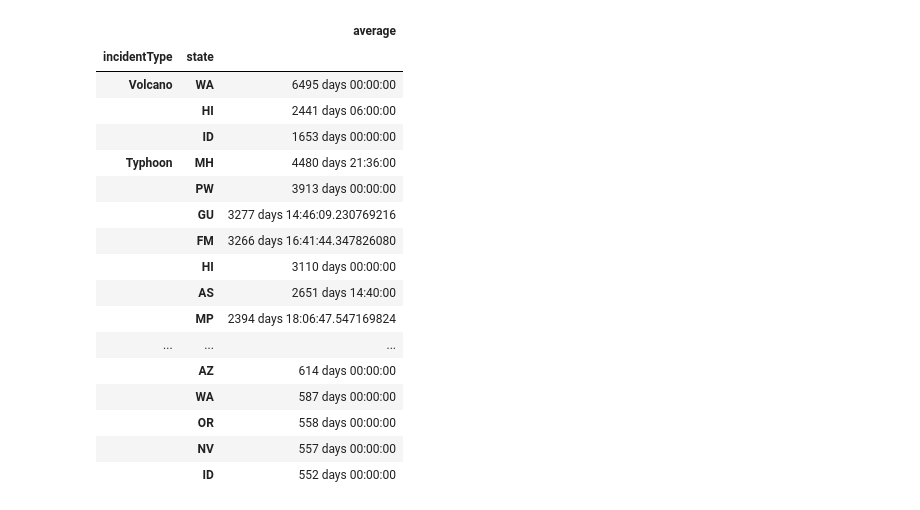
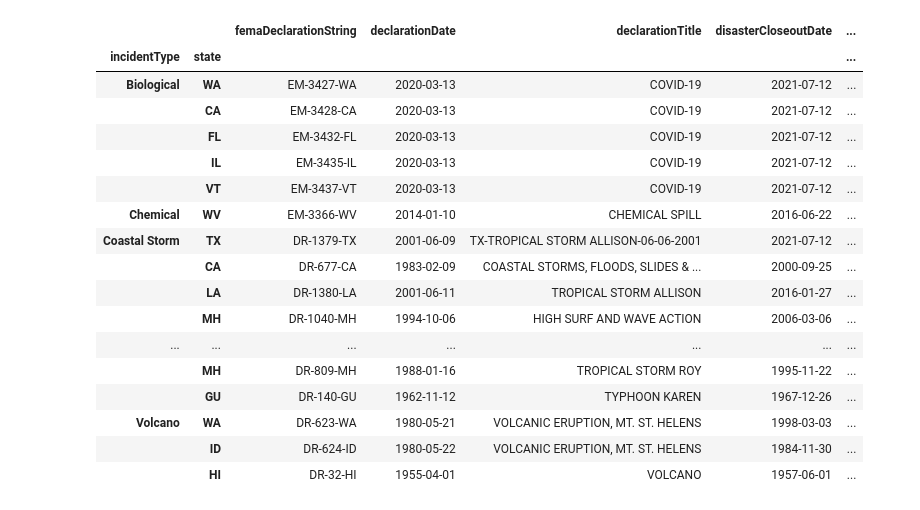
Before and after one commit to bwsi-remote-sensing-2021/Group5PandaProject, a Jupyter notebook: Project.ipynb, the cells around one changed output. Cells and saved outputs as stored; diff of their text form; code cells hidden in the pictures.

```diff
--- a/Project.ipynb
+++ b/Project.ipynb
@@ -58,6 +39,0 @@ data
-# %%
-data = data.reset_index()
-data = data.set_index(['incidentType','state'])
-data = data.sort_index()
-data = data.drop(['femaDeclarationString','disasterCloseoutDate','disasterCloseoutDate','declarationDate'],axis = 1)
-data.head(1000)
@@ -83,25 +40,26 @@ data.head(1000)
-# %%
-data = data.groupby(['incidentType','state']).apply(lambda x: np.mean(x)).sort_index()
-# %%
-data=data.rename(columns={"closeoutDuration": "average"})
-# %%
-data.sort_values(['incidentType','average','state'],ascending=False)
-# %% [output]
-|  |  | average |
-| incidentType | state |  |
-| Volcano | WA | 6495 days 00:00:00 |
-|  | HI | 2441 days 06:00:00 |
-|  | ID | 1653 days 00:00:00 |
-| Typhoon | MH | 4480 days 21:36:00 |
-|  | PW | 3913 days 00:00:00 |
-|  | GU | 3277 days 14:46:09.230769216 |
-|  | FM | 3266 days 16:41:44.347826080 |
-|  | HI | 3110 days 00:00:00 |
-|  | AS | 2651 days 14:40:00 |
-|  | MP | 2394 days 18:06:47.547169824 |
-| ... | ... | ... |
-|  | AZ | 614 days 00:00:00 |
-|  | WA | 587 days 00:00:00 |
-|  | OR | 558 days 00:00:00 |
-|  | NV | 557 days 00:00:00 |
-|  | ID | 552 days 00:00:00 |
+# %%
+data_cleaned = data.groupby(['femaDeclarationString']).head(1).set_index(['incidentType','state'])
+# %%
+data_cleaned.groupby(['incidentType','state']).head(1)\
+    .sort_values(['incidentType','closeoutDuration'],ascending=[True,False])\
+    .groupby(['incidentType']).head(5)\
+    .rename(columns={'closeoutDuration': 'Max Closeout Time'})
+# %% [output]
+|  |  | femaDeclarationString | declarationDate | declarationTitle | disasterCloseoutDate | ... |
+| incidentType | state |  |  |  |  | ... |
+| Biological | WA | EM-3427-WA | 2020-03-13 | COVID-19 | 2021-07-12 | ... |
+|  | CA | EM-3428-CA | 2020-03-13 | COVID-19 | 2021-07-12 | ... |
+|  | FL | EM-3432-FL | 2020-03-13 | COVID-19 | 2021-07-12 | ... |
+|  | IL | EM-3435-IL | 2020-03-13 | COVID-19 | 2021-07-12 | ... |
+|  | VT | EM-3437-VT | 2020-03-13 | COVID-19 | 2021-07-12 | ... |
+| Chemical | WV | EM-3366-WV | 2014-01-10 | CHEMICAL SPILL | 2016-06-22 | ... |
+| Coastal Storm | TX | DR-1379-TX | 2001-06-09 | TX-TROPICAL STORM ALLISON-06-06-2001 | 2021-07-12 | ... |
+|  | CA | DR-677-CA | 1983-02-09 | COASTAL STORMS, FLOODS, SLIDES & ... | 2000-09-25 | ... |
+|  | LA | DR-1380-LA | 2001-06-11 | TROPICAL STORM ALLISON | 2016-01-27 | ... |
+|  | MH | DR-1040-MH | 1994-10-06 | HIGH SURF AND WAVE ACTION | 2006-03-06 | ... |
+| ... | ... | ... | ... | ... | ... | ... |
+|  | MH | DR-809-MH | 1988-01-16 | TROPICAL STORM ROY | 1995-11-22 | ... |
+|  | GU | DR-140-GU | 1962-11-12 | TYPHOON KAREN | 1967-12-26 | ... |
+| Volcano | WA | DR-623-WA | 1980-05-21 | VOLCANIC ERUPTION, MT. ST. HELENS | 1998-03-03 | ... |
+|  | ID | DR-624-ID | 1980-05-22 | VOLCANIC ERUPTION, MT. ST. HELENS | 1984-11-30 | ... |
+|  | HI | DR-32-HI | 1955-04-01 | VOLCANO | 1957-06-01 | ... |
```
Also changed, not shown: parts of 6 cells of this notebook.
